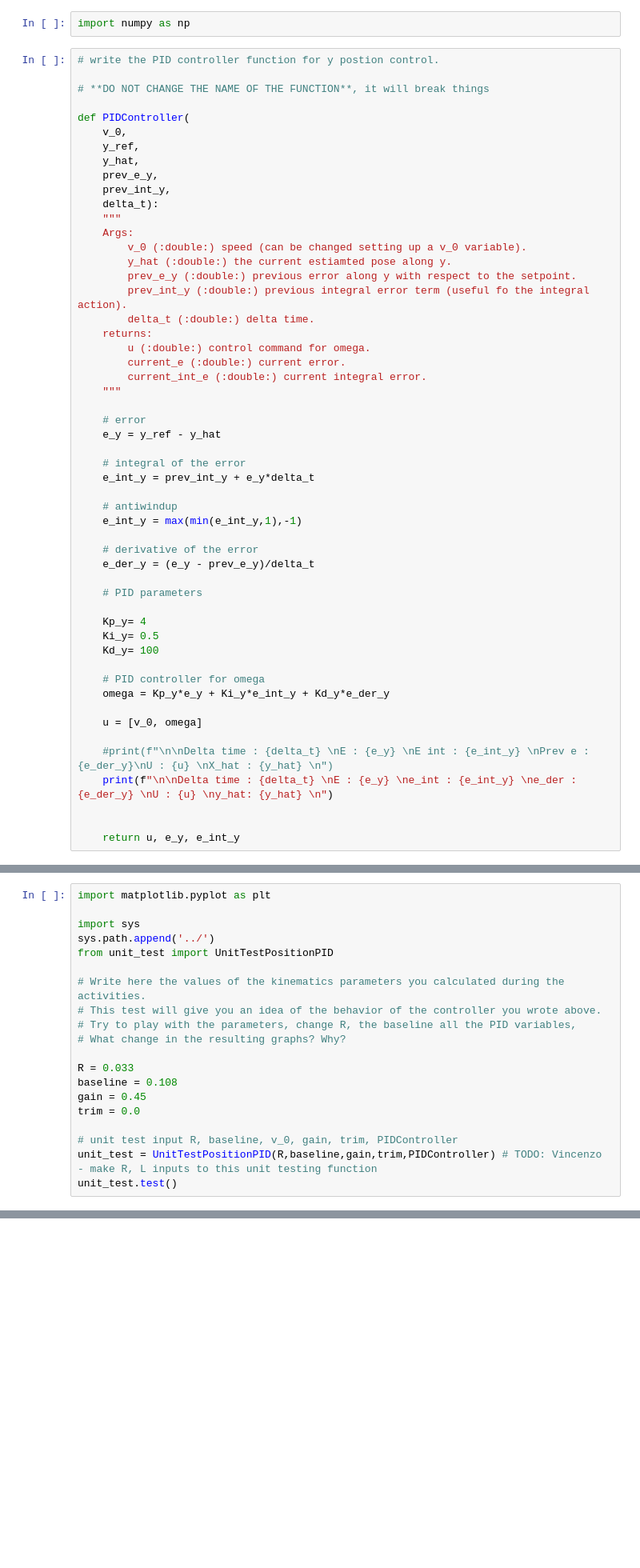
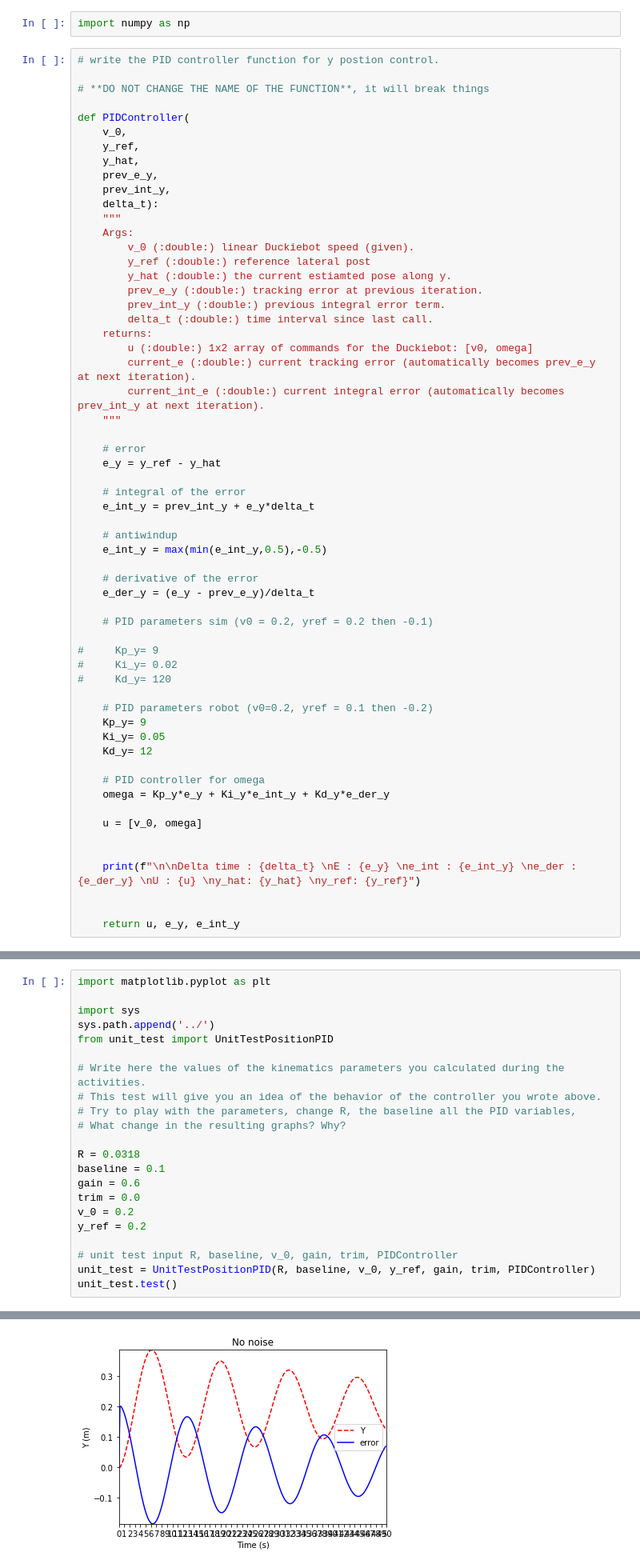
Before and after one commit to olivier-2018/dt-exercises, a Jupyter notebook: mooc-modcon/solution/06-PID-Control-Homework/PID_controller_homework.ipynb, the cells around one changed output, grey strips where cells are left out. Shown at 80% size. Saved outputs shown, nothing was run; the diff lists cells and outputs as text; blank space fills up the shorter version.

```diff
--- a/mooc-modcon/solution/06-PID-Control-Homework/PID_controller_homework.ipynb
+++ b/mooc-modcon/solution/06-PID-Control-Homework/PID_controller_homework.ipynb
@@ -30,15 +30,16 @@ def PIDController(
     delta_t):
     """
     Args:
-        v_0 (:double:) speed (can be changed setting up a v_0 variable).
+        v_0 (:double:) linear Duckiebot speed (given).
+        y_ref (:double:) reference lateral post
         y_hat (:double:) the current estiamted pose along y.
-        prev_e_y (:double:) previous error along y with respect to the setpoint.
-        prev_int_y (:double:) previous integral error term (useful fo the integral action).
-        delta_t (:double:) delta time.
+        prev_e_y (:double:) tracking error at previous iteration.
+        prev_int_y (:double:) previous integral error term.
+        delta_t (:double:) time interval since last call.
     returns:
-        u (:double:) control command for omega.
-        current_e (:double:) current error.
-        current_int_e (:double:) current integral error.
+        u (:double:) 1x2 array of commands for the Duckiebot: [v0, omega]
+        current_e (:double:) current tracking error (automatically becomes prev_e_y at next iteration).
+        current_int_e (:double:) current integral error (automatically becomes prev_int_y at next iteration).
     """
 
     # error
@@ -48,24 +49,29 @@ def PIDController(
     e_int_y = prev_int_y + e_y*delta_t
 
     # antiwindup
-    e_int_y = max(min(e_int_y,1),-1)
+    e_int_y = max(min(e_int_y,0.5),-0.5)
 
     # derivative of the error
     e_der_y = (e_y - prev_e_y)/delta_t
 
-    # PID parameters
+    # PID parameters sim (v0 = 0.2, yref = 0.2 then -0.1)
 
-    Kp_y= 4
-    Ki_y= 0.5
-    Kd_y= 100
+#     Kp_y= 9
+#     Ki_y= 0.02
+#     Kd_y= 120
+
+    # PID parameters robot (v0=0.2, yref = 0.1 then -0.2)
+    Kp_y= 9
+    Ki_y= 0.05
+    Kd_y= 12
 
     # PID controller for omega
     omega = Kp_y*e_y + Ki_y*e_int_y + Kd_y*e_der_y
 
     u = [v_0, omega]
 
-    #print(f"\n\nDelta time : {delta_t} \nE : {e_y} \nE int : {e_int_y} \nPrev e : {e_der_y}\nU : {u} \nX_hat : {y_hat} \n")
-    print(f"\n\nDelta time : {delta_t} \nE : {e_y} \ne_int : {e_int_y} \ne_der : {e_der_y} \nU : {u} \ny_hat: {y_hat} \n")
+
+    print(f"\n\nDelta time : {delta_t} \nE : {e_y} \ne_int : {e_int_y} \ne_der : {e_der_y} \nU : {u} \ny_hat: {y_hat} \ny_ref: {y_ref}")
 
 
     return u, e_y, e_int_y
@@ -85,12 +111,14 @@ from unit_test import UnitTestPositionPID
 # Try to play with the parameters, change R, the baseline all the PID variables,
 # What change in the resulting graphs? Why?
 
-R = 0.033
-baseline = 0.108
-gain = 0.45
+R = 0.0318
+baseline = 0.1
+gain = 0.6
 trim = 0.0
+v_0 = 0.2
+y_ref = 0.2
 
 # unit test input R, baseline, v_0, gain, trim, PIDController
-unit_test = UnitTestPositionPID(R,baseline,gain,trim,PIDController) # TODO: Vincenzo - make R, L inputs to this unit testing function
+unit_test = UnitTestPositionPID(R, baseline, v_0, y_ref, gain, trim, PIDController)
 unit_test.test()
 # %% [output]
@@ -97,0 +142 @@ ModuleNotFoundError: No module named 'unit_test'
+[figure, added]
```
Also changed, not shown: parts of 5 cells of this notebook, 7 other files.
